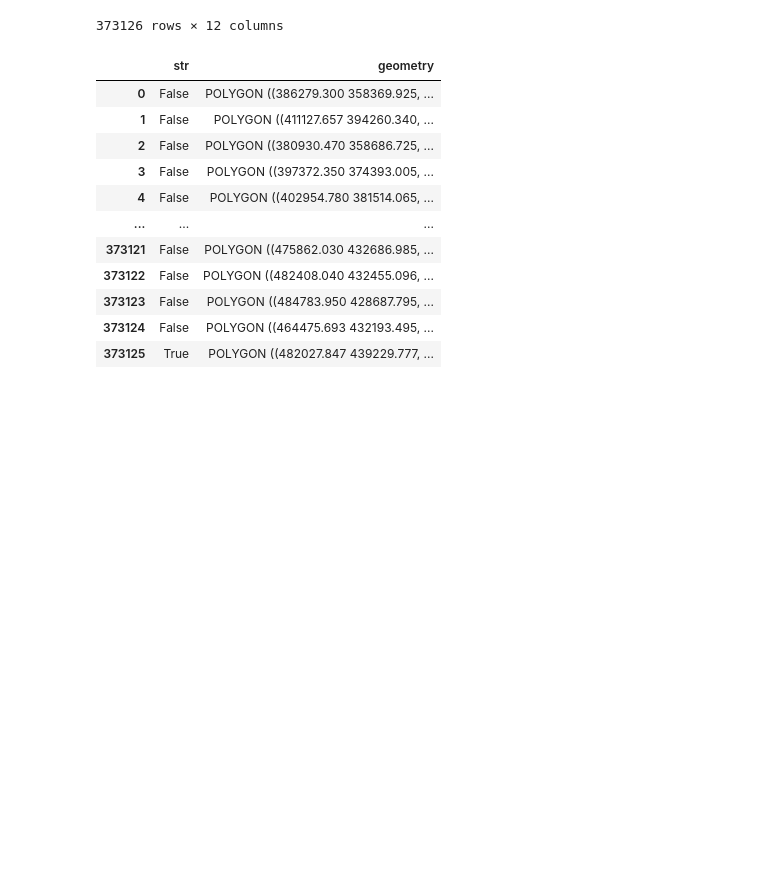
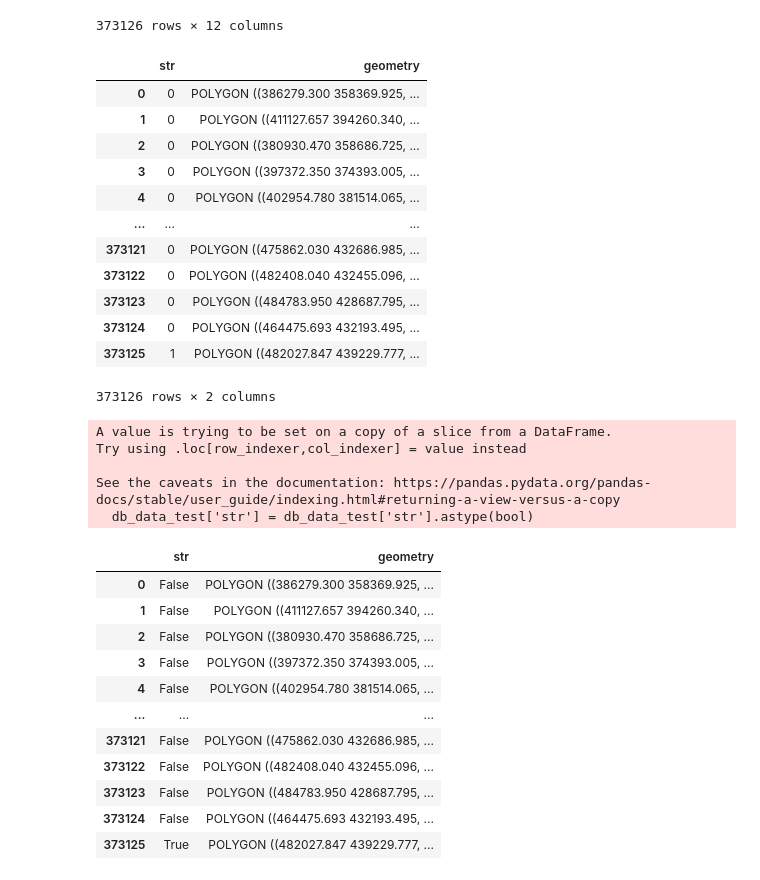
Before and after one commit to satlawa/edin_diss_geo, a Jupyter notebook: create_ground_truth.ipynb, the cells around one changed output. Saved outputs shown, nothing was run; the diff lists cells and outputs as text; code cells hidden in the pictures; blank space fills up the shorter version.

```diff
--- a/create_ground_truth.ipynb
+++ b/create_ground_truth.ipynb
@@ -54,7 +56,7 @@ Datum: D_BESSEL_AUT
 # %%
 db_data.to_file("/home/philipp/Data/edin_diss/Waldorte/wo_new_crs.shp")
 # %%
-db_data = gpd.read_file("/home/philipp/Data/edin_diss/Waldorte/wo_new_crs.shp")
+db_data = gpd.read_file("/home/philipp/Data/edin_diss/GIS_tax/gis_wo/gis_wo.shp")
 # %%
 db_data
 # %% [output]
@@ -119,12 +122,34 @@ db_data
 #db_data_test = db_data[(db_data['FB_KURZ']==179) & (db_data['FR_KURZ']==8)]
 # %%
 db_data_test = db_data[['str', 'geometry']]
+# %%
+db_data_test
+# %% [output]
+|  | str | geometry |
+| 0 | 0 | POLYGON ((386279.300 358369.925, ... |
+| 1 | 0 | POLYGON ((411127.657 394260.340, ... |
+| 2 | 0 | POLYGON ((380930.470 358686.725, ... |
+| 3 | 0 | POLYGON ((397372.350 374393.005, ... |
+| 4 | 0 | POLYGON ((402954.780 381514.065, ... |
+| ... | ... | ... |
+| 373121 | 0 | POLYGON ((475862.030 432686.985, ... |
+| 373122 | 0 | POLYGON ((482408.040 432455.096, ... |
+| 373123 | 0 | POLYGON ((484783.950 428687.795, ... |
+| 373124 | 0 | POLYGON ((464475.693 432193.495, ... |
+| 373125 | 1 | POLYGON ((482027.847 439229.777, ... |
+373126 rows × 2 columns
 # %%
 #db_data_test = db_data_test.fillna(0)
 #db_data_test['str'] = db_data_test['str'].astype(int)
 # %%
-db_data_test = db_data_test.fillna(0)
+#db_data_test = db_data_test.fillna(0)
 db_data_test['str'] = db_data_test['str'].astype(bool)
+# %% [output]
+A value is trying to be set on a copy of a slice from a DataFrame.
+Try using .loc[row_indexer,col_indexer] = value instead
+
+See the caveats in the documentation: https://pandas.pydata.org/pandas-docs/stable/user_guide/indexing.html#returning-a-view-versus-a-copy
+  db_data_test['str'] = db_data_test['str'].astype(bool)
 # %%
 db_data_test
 # %% [output]
```
Also changed, not shown: parts of 4 cells of this notebook.
